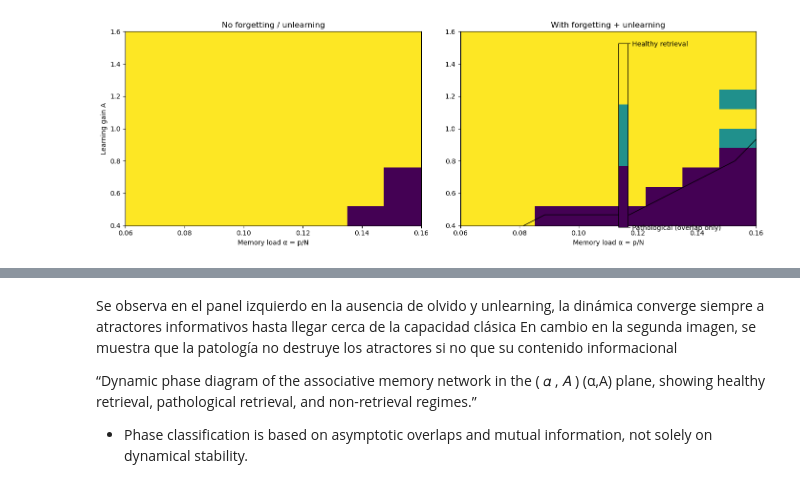
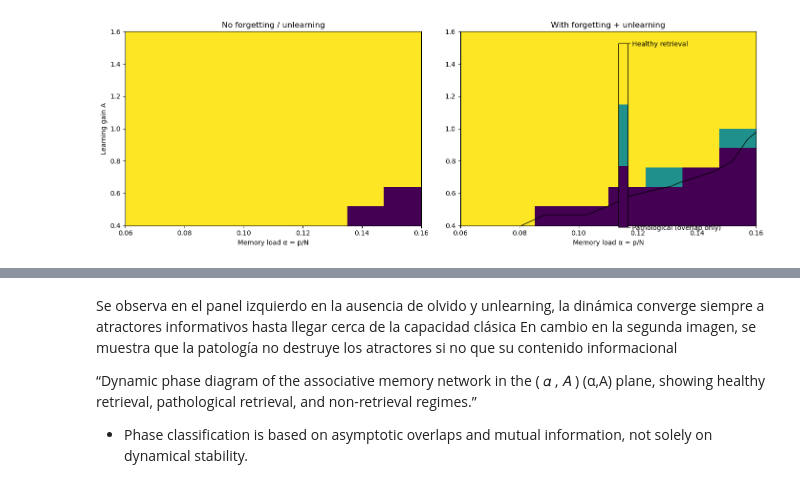
Before and after one commit to AnaMorresi/LASCON_2026, a Jupyter notebook: followingother.ipynb, the cells around one changed output, grey strips where cells are left out. Cells and saved outputs as stored; diff of their text form; code cells hidden in the pictures.

```diff
--- a/followingother.ipynb
+++ b/followingother.ipynb
@@ -126,7 +126,7 @@ A_vals = np.linspace(0.4, 1.6, 10)
 
 noise_var = 0.1
 max_tests = 30
-trials = 2
+trials = 10
 
 # forgetting / pathology
 lam = 0.01          # weight decay rate
@@ -233,31 +233,31 @@ cmap = plt.get_cmap("viridis", 3)
 fig, axs = plt.subplots(1, 2, figsize=(14,5))
 
 im = axs[0].imshow(
     phase_no_pathology, origin="lower", aspect="auto",
     extent=[alphas[0], alphas[-1], A_vals[0], A_vals[-1]],
     cmap=cmap
 )
 axs[0].set_title("No forgetting / unlearning")
 axs[0].set_xlabel("Memory load α = p/N")
 axs[0].set_ylabel("Learning gain A")
 
 im = axs[1].imshow(
     phase_pathology, origin="lower", aspect="auto",
     extent=[alphas[0], alphas[-1], A_vals[0], A_vals[-1]],
     cmap=cmap
 )
 axs[1].set_title("With forgetting + unlearning")
 axs[1].set_xlabel("Memory load α = p/N")
 axs[1].contour(
     alphas, A_vals, phase_pathology,
     levels=[0.5, 1.5], colors='k', linewidths=1
 )
 
 
 cbar = fig.colorbar(im, ax=axs, ticks=[0,1,2])
 cbar.ax.set_yticklabels(labels)
 
 plt.tight_layout()
 plt.show()
 # %% [output]
-[figure, old version]
+[figure, new version]
```
Also changed, not shown: parts of 14 cells of this notebook.
